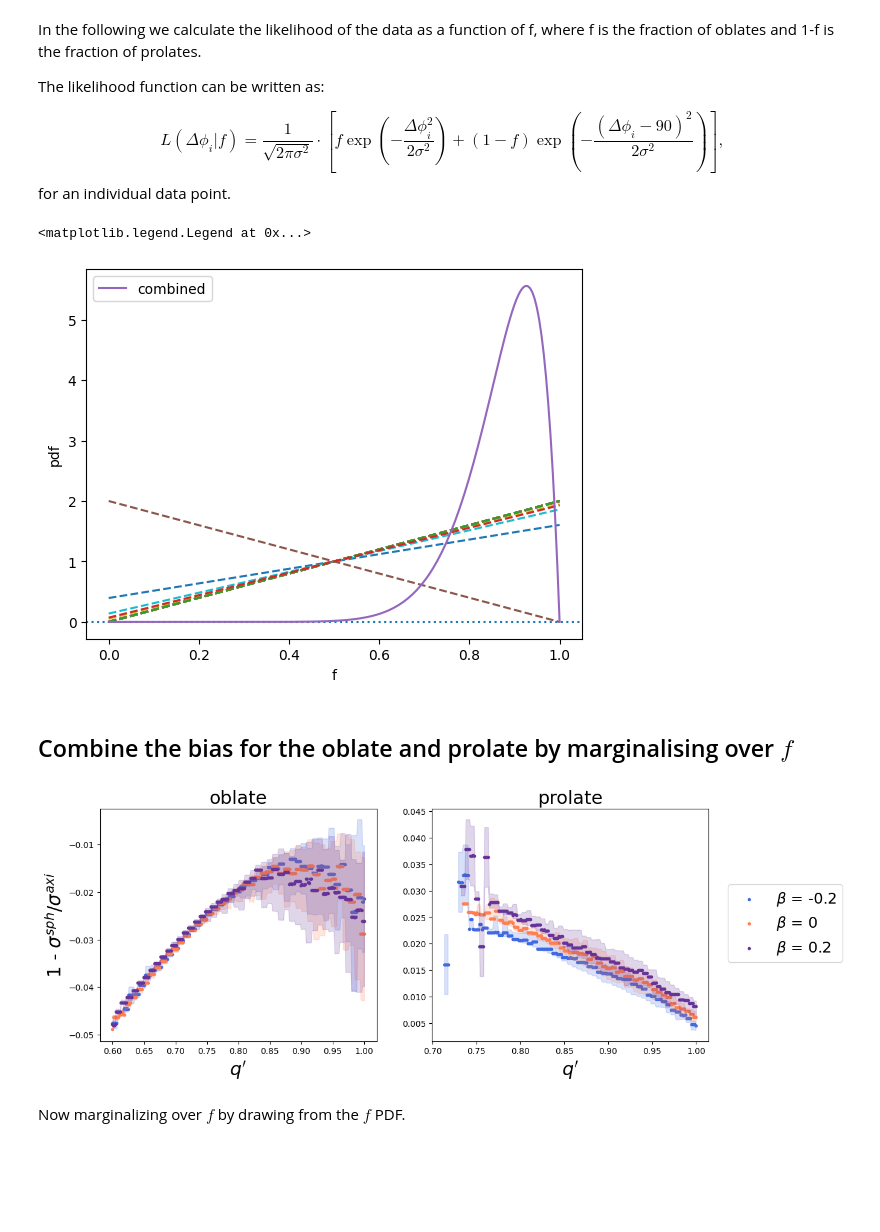
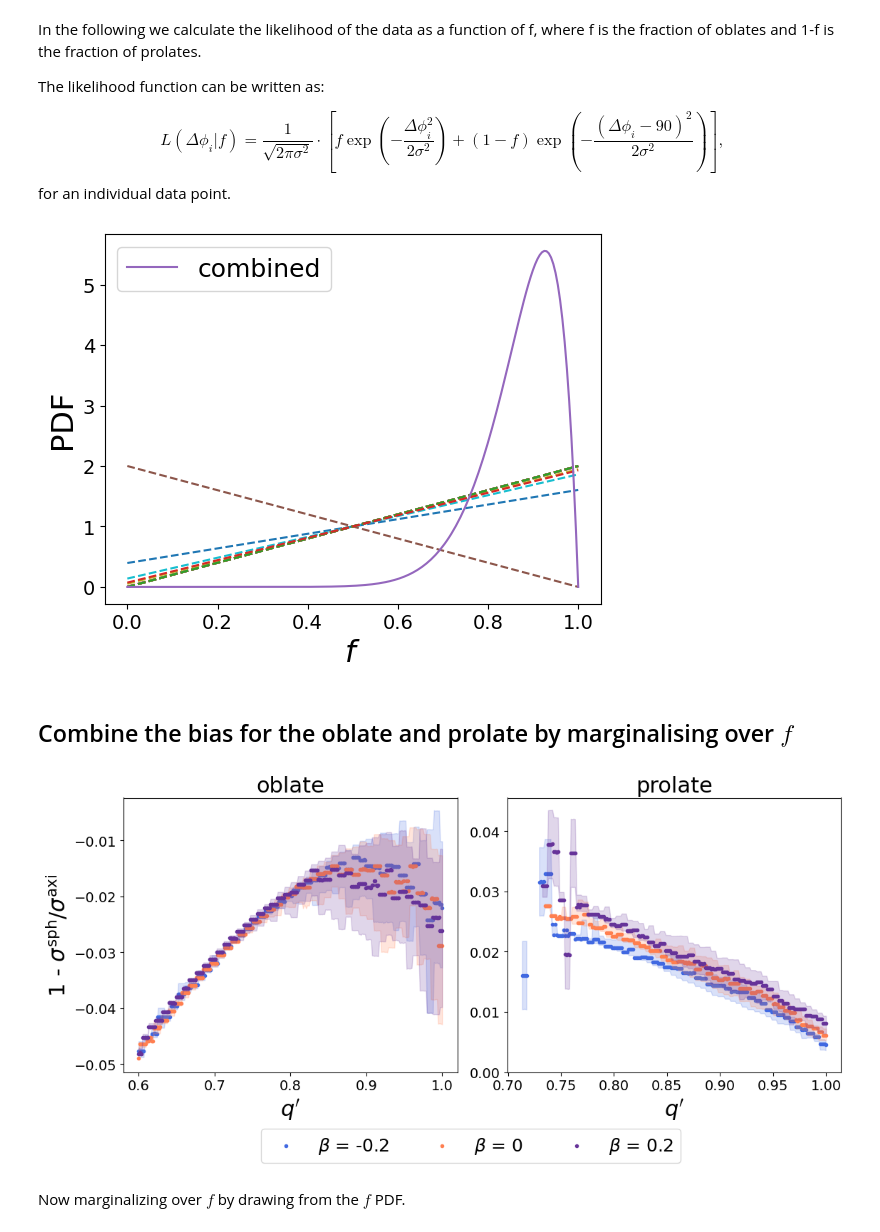
Before and after one commit to huangxy256/deproject_notebook, a Jupyter notebook: appdxB_axi_vs_sph_jam/oblate_prolate_combined.ipynb, the cells around one changed output. Drawn from its saved outputs; the diff is of its cells as text; code cells hidden in the pictures; blank space fills up the shorter version.

```diff
--- a/appdxB_axi_vs_sph_jam/oblate_prolate_combined.ipynb
+++ b/appdxB_axi_vs_sph_jam/oblate_prolate_combined.ipynb
@@ -24,3 +24,15 @@ misalignment = np.array([31. , 28. , 34. ,  3., 14. , 71., 35. , 19.,  9., 19. ,
 
 misalignment_err = np.array([30.,  4., 10.,  3., 11.,  7., 13.,  8., 30., 30.,  4., 13.,  9.,
        30.])
+# %%
+s = []
+for i, obj in enumerate(obj_names):
+    if i%2 != 0 and i != 0:
+        change_line = " \\\\ "
+        add_and = ' & '
+    else:
+        change_line = ' '
+        add_and = ' '
+    s.append(add_and + obj + ' & ' + str(misalignment[i]) + ' & ' + str(misalignment_err[i]) + change_line)
+print(s)
+print(' '.join(s))
@@ -57,14 +72,17 @@ likelihood_all = np.array(likelihood_all)
 likelihood_combined = np.prod(likelihood_all, axis=0)
 norm = np.trapz(likelihood_combined, f_array)
 likelihood_combined = likelihood_combined / norm
-plt.axhline(0, ls = ':')
+# plt.axhline(0, ls = ':')
 plt.plot(f_array, likelihood_combined, label = 'combined')
-plt.xlabel('f')
-plt.ylabel('pdf')
-plt.legend()
+plt.xlabel('$f$', size=22)
+plt.ylabel('PDF', size=22)
+plt.xticks(size=14)
+plt.yticks(size=14)
+plt.legend(prop={'size': 18})
+# plt.savefig('./likelihood_oblate_fraction.pdf', bbox_inches='tight', dpi=300)
+plt.show()
 # %% [output]
-<matplotlib.legend.Legend at 0x...>
-[figure, old version]
+[figure, new version]
 # %% [markdown]
 ## Combine the bias for the oblate and prolate by marginalising over $f$
 # %%
@@ -133,6 +151,7 @@ for i in range(len(beta_const_list)):
     bias_list_prolate.append(bias_list)
 # %%
 fig, axes = plt.subplots(1, 2, figsize = (13, 5))
+plt.subplots_adjust(wspace=0.15, hspace=0.3)
 color = ['royalblue', 'coral', 'rebeccapurple']
 legend_handle = []
 for i in range(3):
@@ -143,36 +162,42 @@ for i in range(3):
 
     sorted_indices = np.argsort(q_obs)
     q_obs = q_obs[sorted_indices]
     b_med = b_med[sorted_indices]
     b_low = b_low[sorted_indices]
     b_hi = b_hi[sorted_indices]
 
     legend_handle.append(axes[0].scatter(qobs_sample, b_med, marker = '.', label = r'$\beta$ = {}' .format(beta_const_list[i]), color = color[i]))
     axes[0].fill_between(q_obs, b_low, b_hi, alpha = 0.2, color = color[i])
 
     b_med = np.array([x[1] for x in pcs_list_prolate[i]])
     b_low = np.array([x[0] for x in pcs_list_prolate[i]])
     b_hi = np.array([x[2] for x in pcs_list_prolate[i]])
     q_obs = qobs_sample
 
     sorted_indices = np.argsort(q_obs)
     q_obs = q_obs[sorted_indices]
     b_med = b_med[sorted_indices]
     b_low = b_low[sorted_indices]
     b_hi = b_hi[sorted_indices]
 
     axes[1].scatter(qobs_sample, b_med, marker = '.', label = r'$\beta$ = {}' .format(beta_const_list[i]), color = color[i])
     axes[1].fill_between(q_obs, b_low, b_hi, alpha = 0.2, color = color[i])
 
 axes[0].set_title('oblate', size = 22)
 axes[1].set_title('prolate', size = 22)
 axes[0].set_xlabel("$q'$", size = 22)
 axes[1].set_xlabel("$q'$", size = 22)
-axes[0].set_ylabel(r'1 - $\sigma^{sph} / \sigma^{axi}$', size = 22)
-fig.legend(prop = {'size': 18}, bbox_to_anchor = (1.08, 0.5), loc = 'center right', handles=legend_handle)
+axes[0].set_ylabel(r'1 - $\sigma^\mathrm{sph} / \sigma^\mathrm{axi}$', size = 22)
+for ax in axes:
+    ax.tick_params(axis='both', which='major', labelsize=14)
+
+axes[1].set_yticks(np.arange(0, 0.05, 0.01))
+
+fig.legend(prop = {'size': 18}, bbox_to_anchor = (0.5, -0.17), loc = 'lower center', handles=legend_handle, ncol=3)
+# plt.savefig('./bias_obalte_prolate.pdf', bbox_inches='tight', dpi=300)
 plt.show()
 # %% [output]
-[figure, old version]
+[figure, new version]
 # %% [markdown]
 Now marginalizing over $f$ by drawing from the $f$ PDF.
 # %%
```
Also changed, not shown: parts of 8 cells of this notebook, 5 other files.
